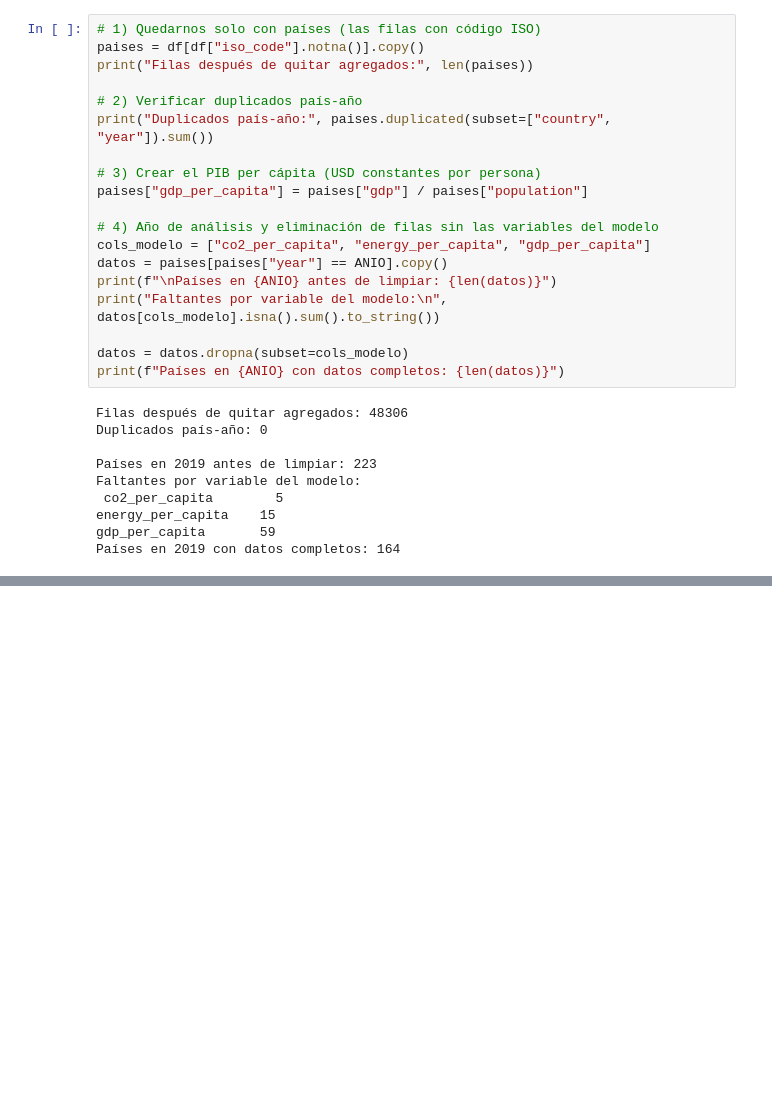
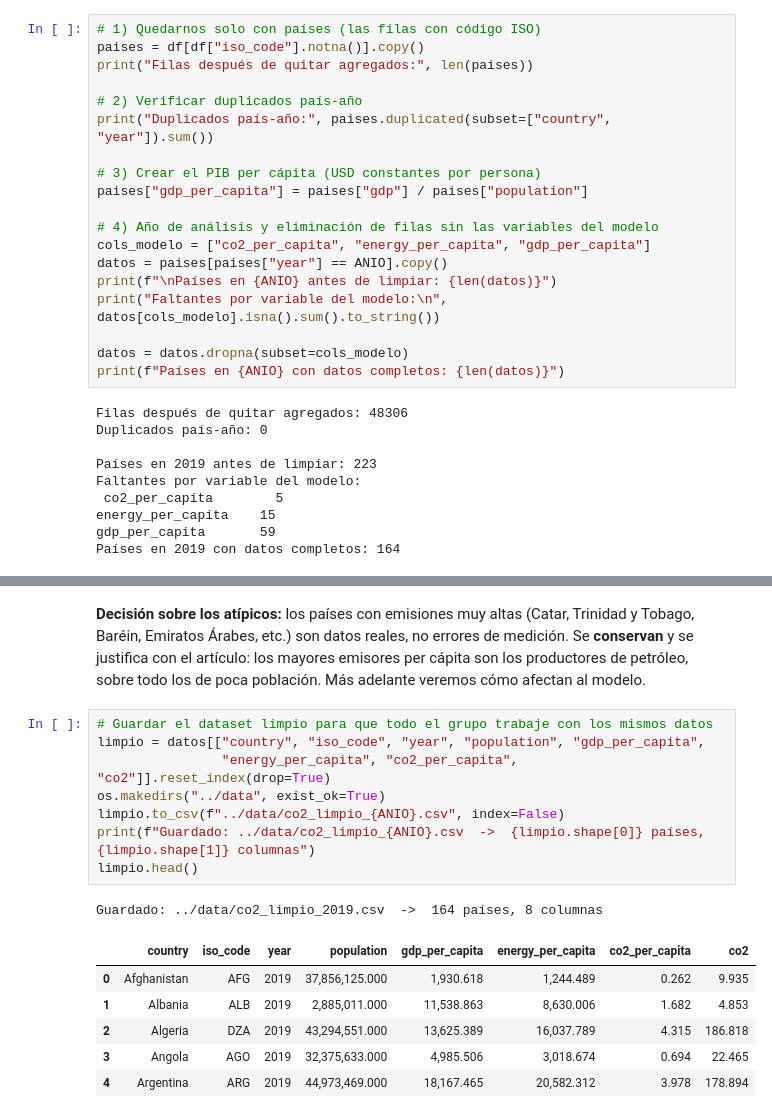
Before and after one commit to SebastianJerez18/proyecto-final-co2, a Jupyter notebook: notebooks/01_limpieza_datos.ipynb, the cells around one changed output, grey strips where cells are left out. Saved outputs shown, nothing was run; the diff lists cells and outputs as text; blank space fills up the shorter version.

Commit message:
Agrega revisión de atípicos y guarda dataset limpio

```diff
--- a/notebooks/01_limpieza_datos.ipynb
+++ b/notebooks/01_limpieza_datos.ipynb
@@ -161,0 +194,18 @@ Países en 2019 con datos completos: 164
+# %% [markdown]
+**Decisión sobre los atípicos:** los países con emisiones muy altas (Catar, Trinidad y Tobago, Baréin, Emiratos Árabes, etc.) son datos reales, no errores de medición. Se **conservan** y se justifica con el artículo: los mayores emisores per cápita son los productores de petróleo, sobre todo los de poca población. Más adelante veremos cómo afectan al modelo.
+# %%
+# Guardar el dataset limpio para que todo el grupo trabaje con los mismos datos
+limpio = datos[["country", "iso_code", "year", "population", "gdp_per_capita",
+                "energy_per_capita", "co2_per_capita", "co2"]].reset_index(drop=True)
+os.makedirs("../data", exist_ok=True)
+limpio.to_csv(f"../data/co2_limpio_{ANIO}.csv", index=False)
+print(f"Guardado: ../data/co2_limpio_{ANIO}.csv  ->  {limpio.shape[0]} países, {limpio.shape[1]} columnas")
+limpio.head()
+# %% [output]
+Guardado: ../data/co2_limpio_2019.csv  ->  164 países, 8 columnas
+|  | country | iso_code | year | population | gdp_per_capita | energy_per_capita | co2_per_capita | co2 |
+| 0 | Afghanistan | AFG | 2019 | 37,856,125.000 | 1,930.618 | 1,244.489 | 0.262 | 9.935 |
+| 1 | Albania | ALB | 2019 | 2,885,011.000 | 11,538.863 | 8,630.006 | 1.682 | 4.853 |
+| 2 | Algeria | DZA | 2019 | 43,294,551.000 | 13,625.389 | 16,037.789 | 4.315 | 186.818 |
+| 3 | Angola | AGO | 2019 | 32,375,633.000 | 4,985.506 | 3,018.674 | 0.694 | 22.465 |
+| 4 | Argentina | ARG | 2019 | 44,973,469.000 | 18,167.465 | 20,582.312 | 3.978 | 178.894 |
```
Also changed, not shown: parts of 2 cells of this notebook, 1 other file.
